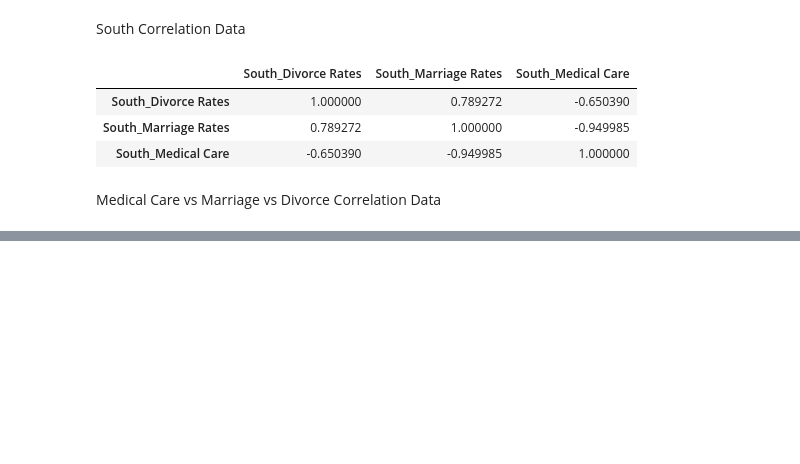
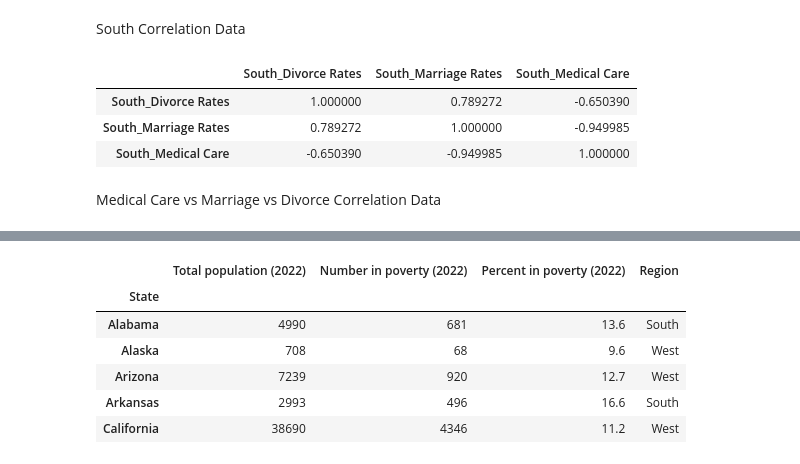
Before and after one commit to RyanWeigel32/Class_Project_Final, a Jupyter notebook: Project_One_Final.ipynb, the cells around one changed output, grey strips where cells are left out. Cells and saved outputs as stored; diff of their text form; code cells hidden in the pictures; blank space fills up the shorter version.

```diff
--- a/Project_One_Final.ipynb
+++ b/Project_One_Final.ipynb
@@ -836,0 +875,11 @@ healthcare_marriage_divorce_corr
+# %%
+# Clean the data & data type conversion
+df_2022['Total population'] = df_2022['Total population'].replace(',', '', regex=True).astype(float).astype(int)
+df_2022['Number in poverty '] = df_2022['Number in poverty '].replace(',', '', regex=True).astype(float).astype(int)
+df_2022['Percent in poverty'] = df_2022['Percent in poverty'].astype(float)
+
+# Set the index
+df_2022.set_index('State', inplace=True)
+
+# Display the first few rows of the cleaned dataset
+print(df_2022.head().to_string())
@@ -836,0 +894,9 @@ healthcare_marriage_divorce_corr
+# %%
+#Add year to all colums
+df_rename_2022 = df_2022.rename(columns={
+    'Total population': 'Total population (2022)',
+    'Number in poverty ': 'Number in poverty (2022)',
+    'Percent in poverty': 'Percent in poverty (2022)'
+})
+
+df_rename_2022.head()
@@ -836,0 +940,27 @@ healthcare_marriage_divorce_corr
+# %%
+#define the regions and which states belong to each.
+regions = {
+    'Northeast': ['Connecticut', 'Maine', 'Massachusetts', 'New Hampshire', 'Rhode Island', 'Vermont', 'New York', 'New Jersey', 'Pennsylvania'],
+    'Midwest': ['Illinois', 'Indiana', 'Michigan', 'Ohio', 'Wisconsin', 'Iowa', 'Kansas', 'Minnesota', 'Missouri', 'Nebraska', 'North Dakota', 'South Dakota'],
+    'South': ['Delaware', 'Florida', 'Georgia', 'Maryland', 'North Carolina', 'South Carolina', 'Virginia', 'West Virginia', 'Alabama', 'Kentucky', 'Mississippi', 'Tennessee', 'Arkansas', 'Louisiana', 'Oklahoma', 'Texas'],
+    'West': ['Arizona', 'Colorado', 'Idaho', 'Montana', 'Nevada', 'New Mexico', 'Utah', 'Wyoming', 'Alaska', 'California', 'Hawaii', 'Oregon', 'Washington']
+}
+# %%
+#Now, let's create a function to assign a region to each state:
+def get_region(state):
+    for region, states in regions.items():
+        if state in states:
+            return region
+    return 'Other'  # for states not in the defined regions (e.g., District of Columbia)
+# %%
+#Add a new 'Region' column to your DataFrame:
+df_rename_2022['Region'] = df_rename_2022.index.map(get_region)
+df_rename_2022.head()
+# %% [output]
+|  | Total population (2022) | Number in poverty (2022) | Percent in poverty (2022) | Region |
+| State |  |  |  |  |
+| Alabama | 4990 | 681 | 13.6 | South |
+| Alaska | 708 | 68 | 9.6 | West |
+| Arizona | 7239 | 920 | 12.7 | West |
+| Arkansas | 2993 | 496 | 16.6 | South |
+| California | 38690 | 4346 | 11.2 | West |
```
Also changed, not shown: parts of 90 cells of this notebook.
